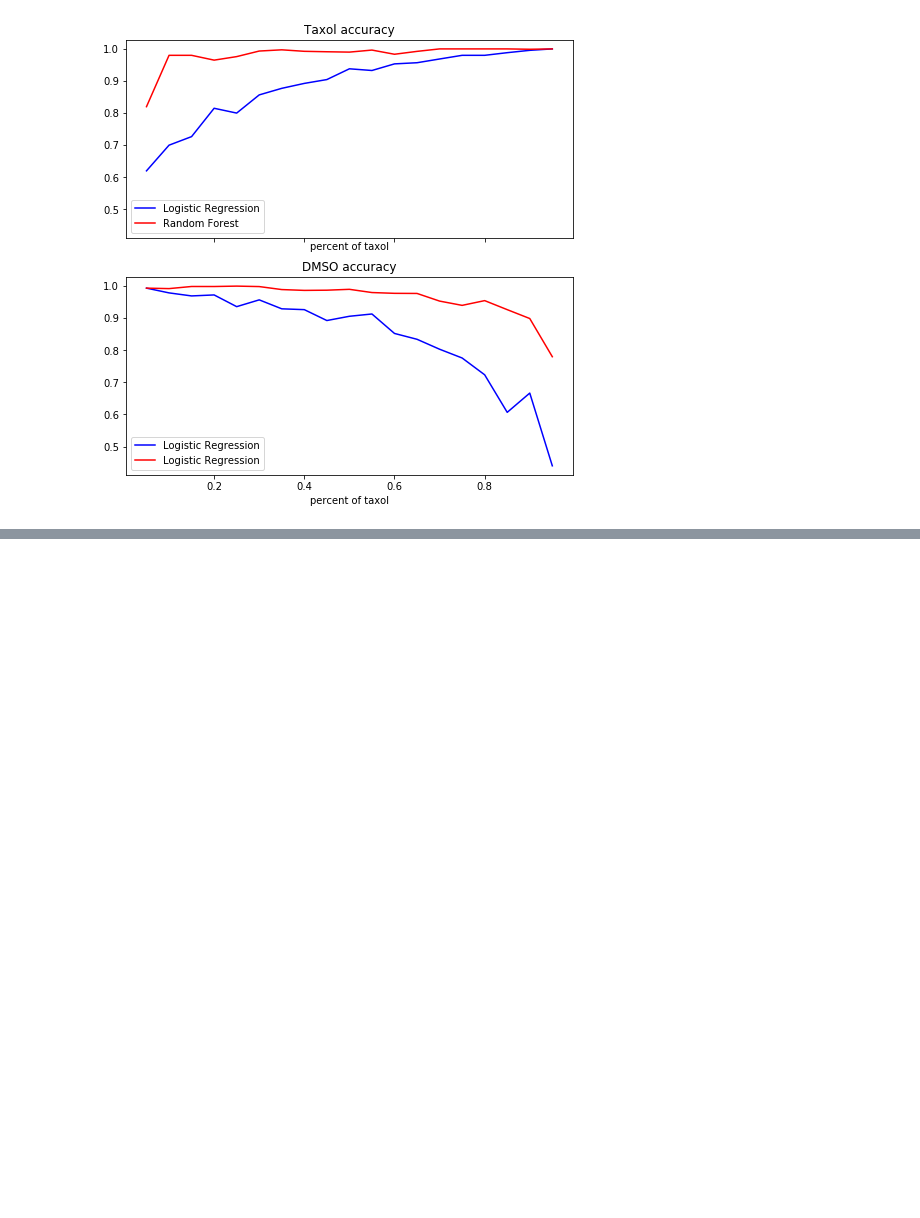
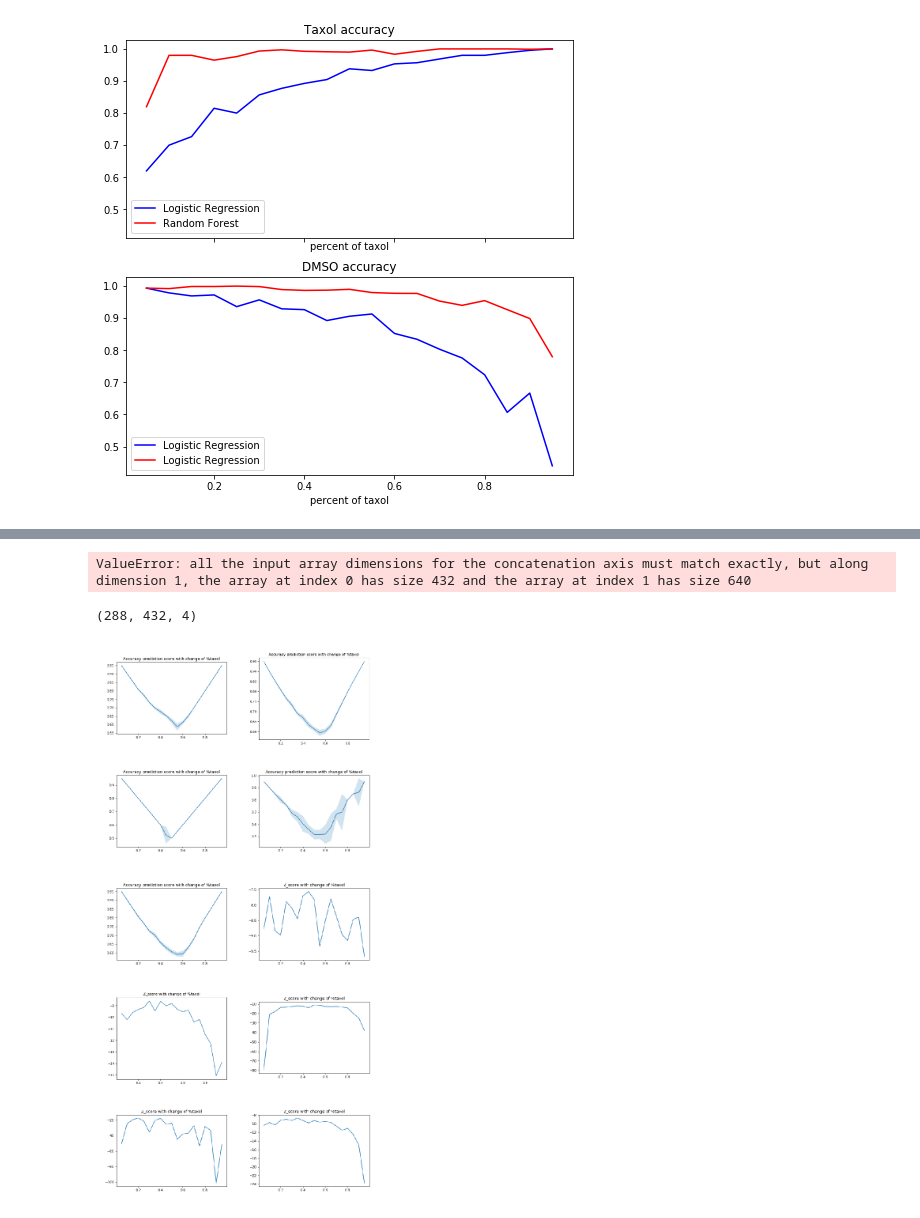
Before and after one commit to RenlyH/AttentionSet-cell-painting, a Jupyter notebook: debugger.ipynb, the cells around one changed output, grey strips where cells are left out. Drawn from its saved outputs; the diff is of its cells as text; code cells hidden in the pictures; blank space fills up the shorter version.

```diff
--- a/debugger.ipynb
+++ b/debugger.ipynb
@@ -313,15 +89,0 @@ plt.plot(n_)
-# %%
-p_acc=[]
-n_acc=[]
-for i in range(5,96,5):
-    mini_batch = generate_data_set(1000, i/100, drop_NA_data, "taxol", "DMSO")
-    X, y = data_label_split(mini_batch)
-    y=y['compound']
-
-    clf = LogisticRegression(max_iter = 10000, solver = "saga")
-    clf.fit(X, y)
-    y_pred = clf.predict(X)
-    cm = confusion_matrix(y,y_pred )
-    cm = cm.astype('float') / cm.sum(axis=1)[:, np.newaxis]
-    n_acc.append(cm.diagonal()[0])
-    p_acc.append(cm.diagonal()[1])
@@ -371,0 +118,4 @@ Text(0.5, 0, 'percent of taxol')
+# %%
+for i in os.listdir("./results"):
+    if ".png" in i:
+        print(plt.imread("./results/"+i).shape)
@@ -371,0 +139,36 @@ Text(0.5, 0, 'percent of taxol')
+# %%
+np.vstack((acc_gp_7,acc_knn_7)).shape
+# %% [output]
+ValueError: all the input array dimensions for the concatenation axis must match exactly, but along dimension 1, the array at index 0 has size 432 and the array at index 1 has size 640
+# %%
+acc_gp_7.shape
+# %% [output]
+(288, 432, 4)
+# %%
+plt.figure(figsize=(10,20))
+count = 1
+for i in os.listdir("./results"):
+
+    if str(7) in i:
+        if "Accuracy" in i:
+            plt.subplot(5,2,count)
+            acc_7 = plt.imread("./results/"+i)
+            plt.imshow(acc_7)
+            plt.axis('off')
+        if "Z_score" in i:
+            plt.subplot(5,2,count)
+            acc_7 = plt.imread("./results/"+i)
+            plt.imshow(acc_7)
+            plt.axis('off')
+        count += 1
+plt.tight_layout(pad=0, w_pad=0, h_pad=0)
+#         print(i)
+#         acc_gp_7 = plt.imread(i)
+#         plt.subplot(int("52%d"%count))
+#         plt.imshow(acc_gp_7)
+#         plt.subplot(int("52%d"%count+1))
+#         plt.imshow(acc_gp_7)
+#         count+=2
+# plt.savefig("test.png", bbox_inches='tight')
+# %% [output]
+[figure, added]
```
Also changed, not shown: parts of 52 cells of this notebook, 8 other files.
